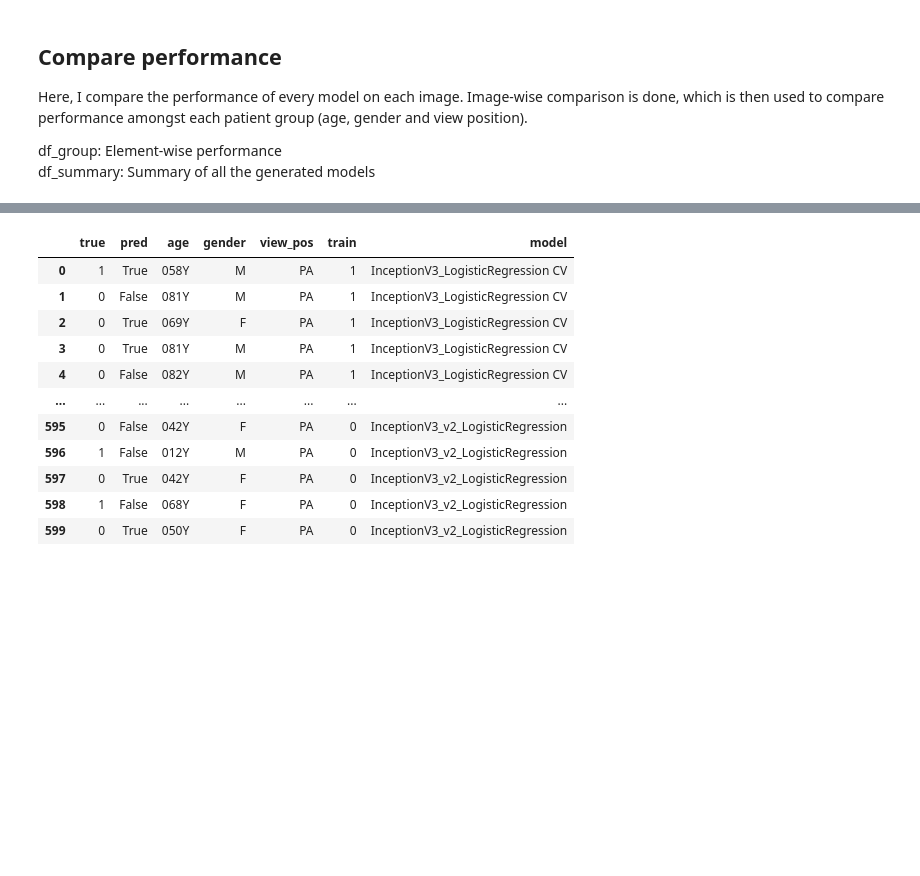
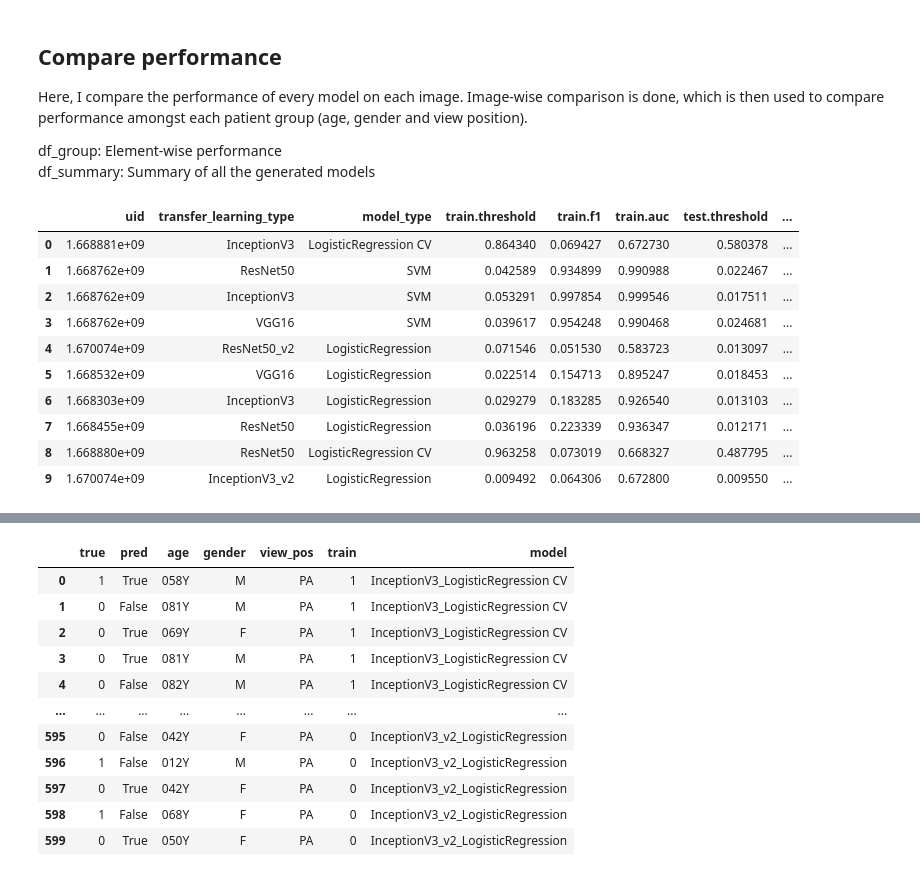
Before and after one commit to chinmaymokashicm/bmi_6331, a Jupyter notebook: data_challenge/task_1.ipynb, the cells around one changed output, grey strips where cells are left out. Saved outputs shown, nothing was run; the diff lists cells and outputs as text; code cells hidden in the pictures; blank space fills up the shorter version.

Commit message:
Displayed df_group and df_summary

```diff
--- a/data_challenge/task_1.ipynb
+++ b/data_challenge/task_1.ipynb
@@ -290,3 +290,17 @@ df_summary, df_group = code_obj.generate_model_performance_summary()
 df_summary["uid"] = df_summary["uid"].astype("str")
 df_summary.to_csv("df_summary.csv", float_format="%f", index=None)
 df_group.to_csv("df_group.csv", float_format="%f", index=None)
+# %%
+pd.read_csv("df_summary.csv")
+# %% [output]
+|  | uid | transfer_learning_type | model_type | train.threshold | train.f1 | train.auc | test.threshold | ... |
+| 0 | 1.668881e+09 | InceptionV3 | LogisticRegression CV | 0.864340 | 0.069427 | 0.672730 | 0.580378 | ... |
+| 1 | 1.668762e+09 | ResNet50 | SVM | 0.042589 | 0.934899 | 0.990988 | 0.022467 | ... |
+| 2 | 1.668762e+09 | InceptionV3 | SVM | 0.053291 | 0.997854 | 0.999546 | 0.017511 | ... |
+| 3 | 1.668762e+09 | VGG16 | SVM | 0.039617 | 0.954248 | 0.990468 | 0.024681 | ... |
+| 4 | 1.670074e+09 | ResNet50_v2 | LogisticRegression | 0.071546 | 0.051530 | 0.583723 | 0.013097 | ... |
+| 5 | 1.668532e+09 | VGG16 | LogisticRegression | 0.022514 | 0.154713 | 0.895247 | 0.018453 | ... |
+| 6 | 1.668303e+09 | InceptionV3 | LogisticRegression | 0.029279 | 0.183285 | 0.926540 | 0.013103 | ... |
+| 7 | 1.668455e+09 | ResNet50 | LogisticRegression | 0.036196 | 0.223339 | 0.936347 | 0.012171 | ... |
+| 8 | 1.668880e+09 | ResNet50 | LogisticRegression CV | 0.963258 | 0.073019 | 0.668327 | 0.487795 | ... |
+| 9 | 1.670074e+09 | InceptionV3_v2 | LogisticRegression | 0.009492 | 0.064306 | 0.672800 | 0.009550 | ... |
```
Also changed, not shown: parts of 1 cell of this notebook.
